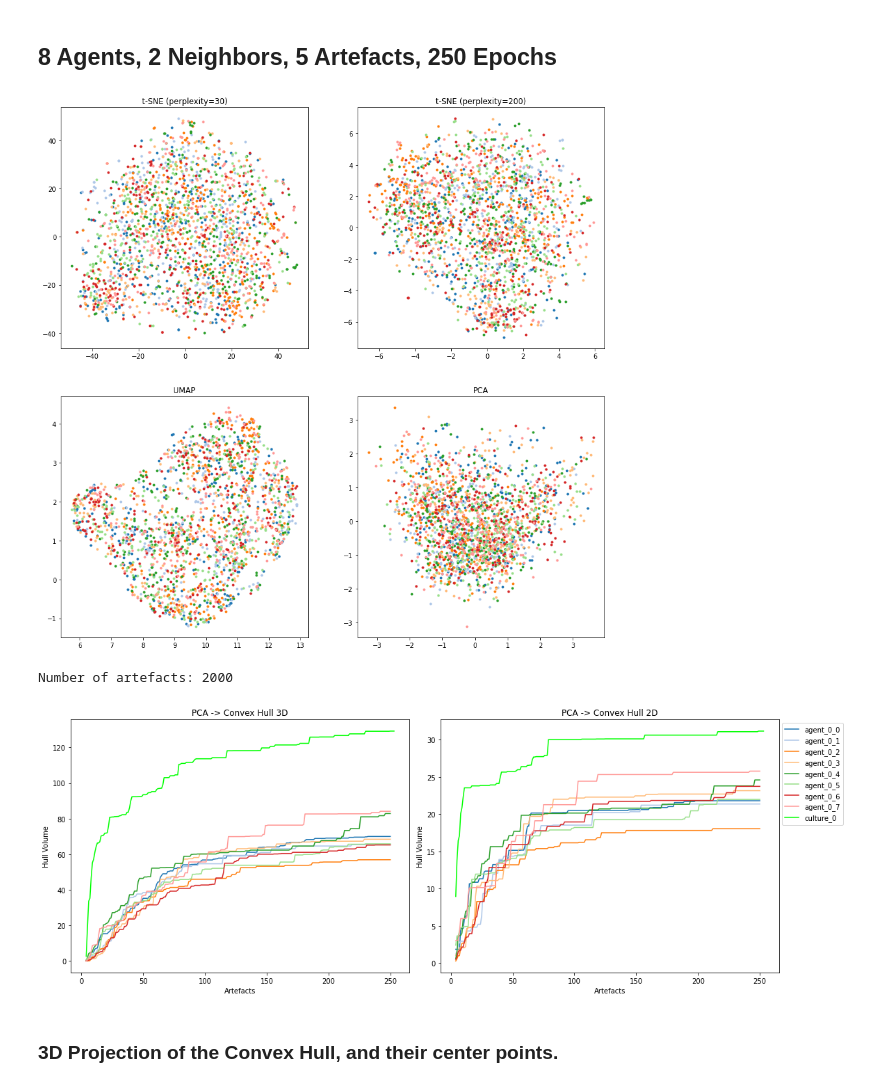
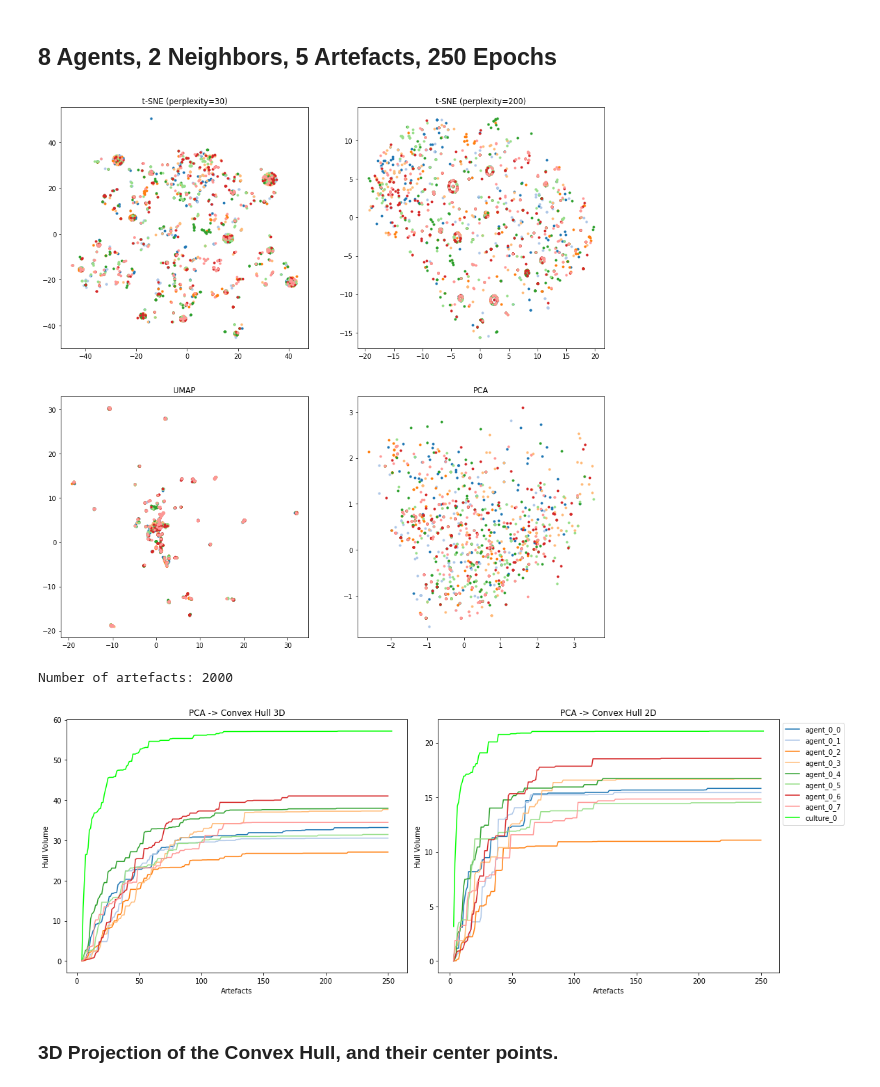
Before and after one commit to maxvstheuniverse/state-of-the-artefact, a Jupyter notebook: logs/2020-06-25_a8_e250_n2.ipynb, the cells around one changed output. Cells and saved outputs as stored; diff of their text form; code cells hidden in the pictures.

```diff
--- a/logs/2020-06-25_a8_e250_n2.ipynb
+++ b/logs/2020-06-25_a8_e250_n2.ipynb
@@ -22,7 +22,7 @@ data_path = "../data/output/output_2020-06-25T09-46-36.npy"
 
 x = np.load(data_path, allow_pickle=True)
 
-artefacts = np.array([a[5] for a in x])
+artefacts = np.array([a[3] for a in x])
 agent_ids = np.array([a[1] for a in x])
 
 n_agents = 8
@@ -56,7 +56,7 @@ for i, ax in enumerate(axs.flatten()):
 plt.show()
 print(f"Number of artefacts: {len(artefacts)}")
 # %% [output]
-[figure, old version]
+[figure, new version]
 Number of artefacts: 2000
 # %%
 fig, ax = plt.subplots(1, 2, figsize=(15, 6))
@@ -114,44 +114,44 @@ for i in range(0, n_agents):
     volumes = []
     embeddded = pca_embedded_2d[i::n_agents]
 
-    hull = sp.spatial.ConvexHull(embeddded[:4], incremental=True)
+    hull = sp.spatial.ConvexHull(embeddded[:3], incremental=True)
     volumes.append(hull.volume)
 
-    for j in range(4, len(embeddded)):
+    for j in range(3, len(embeddded)):
         hull.add_points([embeddded[j]])
         volumes.append(hull.volume)
     hull.close()
 
     agent_hulls_2d.append(hull)
 
-    ax[1].plot(range(4, len(volumes) + 4), volumes, c=colors[i % n_agents], label=labels[i])
+    ax[1].plot(range(3, len(volumes) + 3), volumes, c=colors[i % n_agents], label=labels[i])
 
 
 culture_volumes_2d = []
 
-culture_hull_2d = sp.spatial.ConvexHull(pca_embedded_2d[:4], incremental=True)
+culture_hull_2d = sp.spatial.ConvexHull(pca_embedded_2d[:3], incremental=True)
 culture_volumes_2d.append(culture_hull_2d.volume)
 
-for j in range(4, len(artefacts)):
+for j in range(3, len(artefacts)):
     culture_hull_2d.add_points([pca_embedded_2d[j]])
     culture_volumes_2d.append(culture_hull_2d.volume)
 culture_hull_2d.close()
 
-x = range(4, round(len(culture_volumes_2d) / n_agents) + 4)
+x = range(3, round(len(culture_volumes_2d) / n_agents) + 3)
 y = culture_volumes_2d[0::n_agents]
 
 ax[1].plot(x, y, c='lime', label="culture_0")
 ax[1].set_title('PCA -> Convex Hull 2D')
 ax[1].set_ylabel('Hull Volume')
 ax[1].set_xlabel('Artefacts')
 
 
 
 plt.tight_layout()
 plt.legend(loc='upper right', bbox_to_anchor=(1.2, 1))
 plt.show()
 # %% [output]
-[figure, old version]
+[figure, new version]
 # %% [markdown]
 ### 3D Projection of the Convex Hull, and their center points.
 # %%
```
Also changed, not shown: parts of 3 cells of this notebook, 30 other files.
